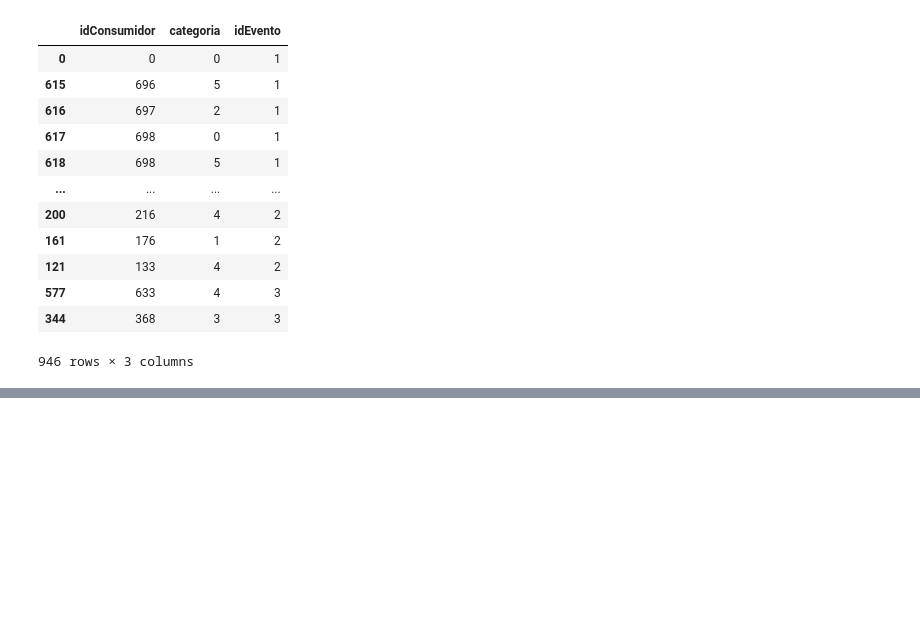
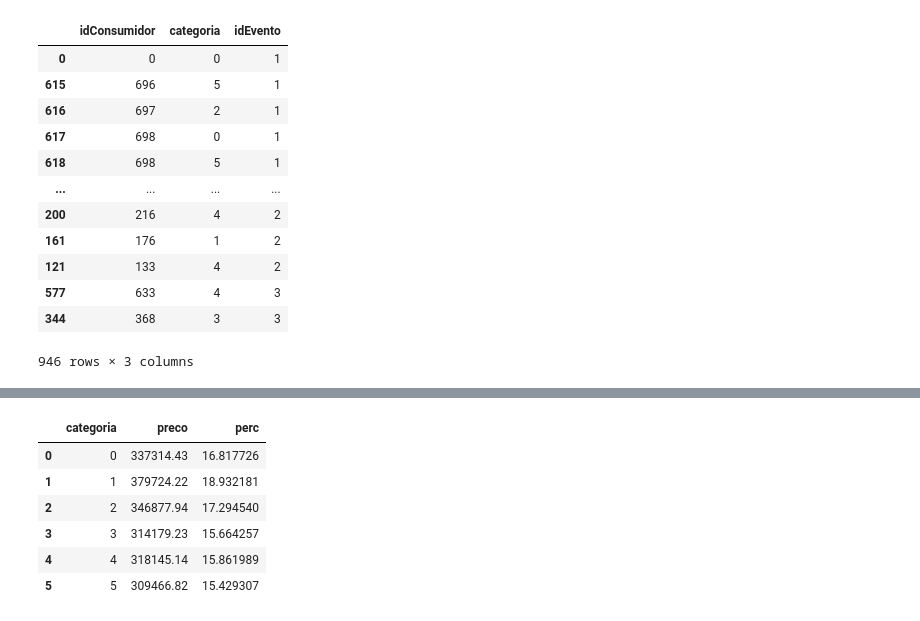
Before and after one commit to Osiris-gp8/projeto-osiris, a Jupyter notebook: api-python/api-analise/Untitled.ipynb, the cells around one changed output, grey strips where cells are left out. Cells and saved outputs as stored; diff of their text form; code cells hidden in the pictures; blank space fills up the shorter version.

```diff
--- a/api-python/api-analise/Untitled.ipynb
+++ b/api-python/api-analise/Untitled.ipynb
@@ -44,0 +146,12 @@ memory usage: 71.4+ KB
+# %%
+data_frame_group = data_frame.groupby('categoria')['preco'].sum().reset_index().rename(columns={'idConsumidor':'Quantidade'})
+data_frame_group['perc'] = data_frame_group.merge(somaTotal, on="categoria")['preco']/data_frame['preco'].sum() *100
+data_frame_group
+# %% [output]
+|  | categoria | preco | perc |
+| 0 | 0 | 337314.43 | 16.817726 |
+| 1 | 1 | 379724.22 | 18.932181 |
+| 2 | 2 | 346877.94 | 17.294540 |
+| 3 | 3 | 314179.23 | 15.664257 |
+| 4 | 4 | 318145.14 | 15.861989 |
+| 5 | 5 | 309466.82 | 15.429307 |
```
Also changed, not shown: parts of 6 cells of this notebook, 3 other files.
